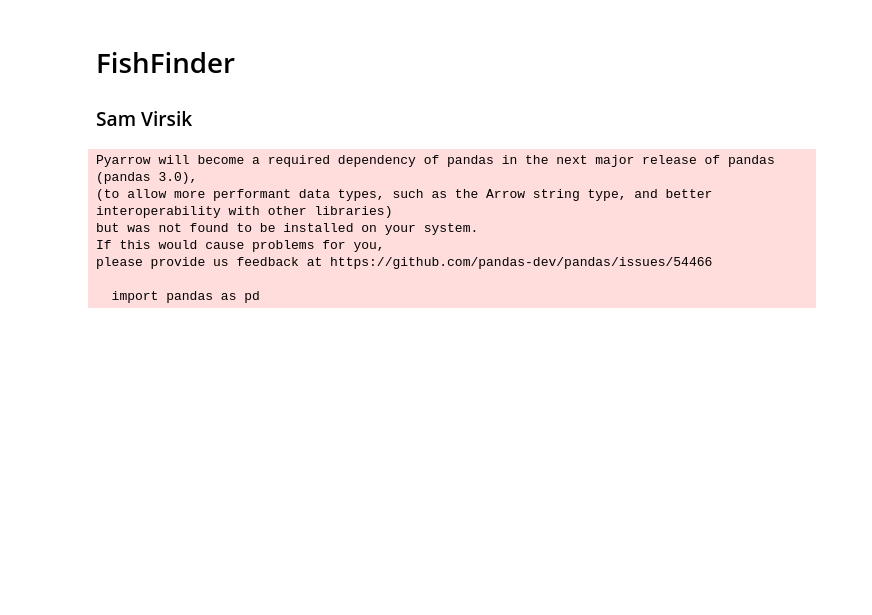
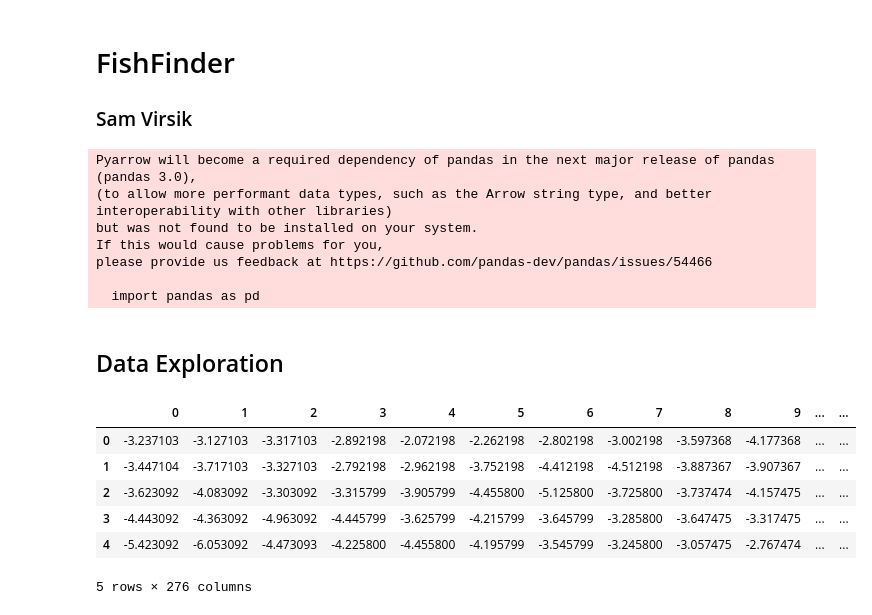
Before and after one commit to SamVirsik/DataAnalysis, a Jupyter notebook: dataanalysis.ipynb, the cells around one changed output. Drawn from its saved outputs; the diff is of its cells as text; code cells hidden in the pictures; blank space fills up the shorter version.

```diff
--- a/dataanalysis.ipynb
+++ b/dataanalysis.ipynb
@@ -35,3 +35,15 @@ img_4 = readData("data\img_4_data.tif")
 img_7 = readData("data\img_7_data.tif")
 img_9 = readData("data\img_9_data.tif")
 img_20 = readData("data\img_20_data.tiff") #This is a tiff, not a tif, since for some reason they decided to change the file format halfway through my project. It's fine, the code works identically on it.
+# %% [markdown]
+## Data Exploration
+# %%
+img_4.head()
+# %% [output]
+|  | 0 | 1 | 2 | 3 | 4 | 5 | 6 | 7 | 8 | 9 | ... | ... |
+| 0 | -3.237103 | -3.127103 | -3.317103 | -2.892198 | -2.072198 | -2.262198 | -2.802198 | -3.002198 | -3.597368 | -4.177368 | ... | ... |
+| 1 | -3.447104 | -3.717103 | -3.327103 | -2.792198 | -2.962198 | -3.752198 | -4.412198 | -4.512198 | -3.887367 | -3.907367 | ... | ... |
+| 2 | -3.623092 | -4.083092 | -3.303092 | -3.315799 | -3.905799 | -4.455800 | -5.125800 | -3.725800 | -3.737474 | -4.157475 | ... | ... |
+| 3 | -4.443092 | -4.363092 | -4.963092 | -4.445799 | -3.625799 | -4.215799 | -3.645799 | -3.285800 | -3.647475 | -3.317475 | ... | ... |
+| 4 | -5.423092 | -6.053092 | -4.473093 | -4.225800 | -4.455800 | -4.195799 | -3.545799 | -3.245800 | -3.057475 | -2.767474 | ... | ... |
+5 rows × 276 columns
```
Also changed, not shown: parts of 16 cells of this notebook.
